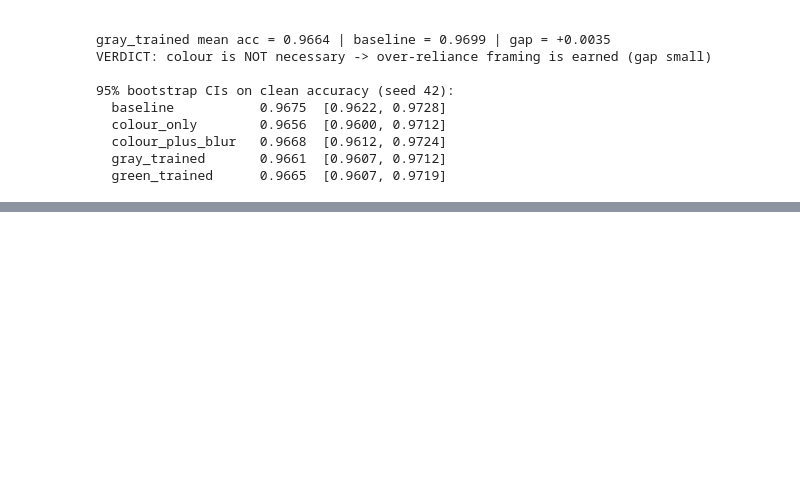
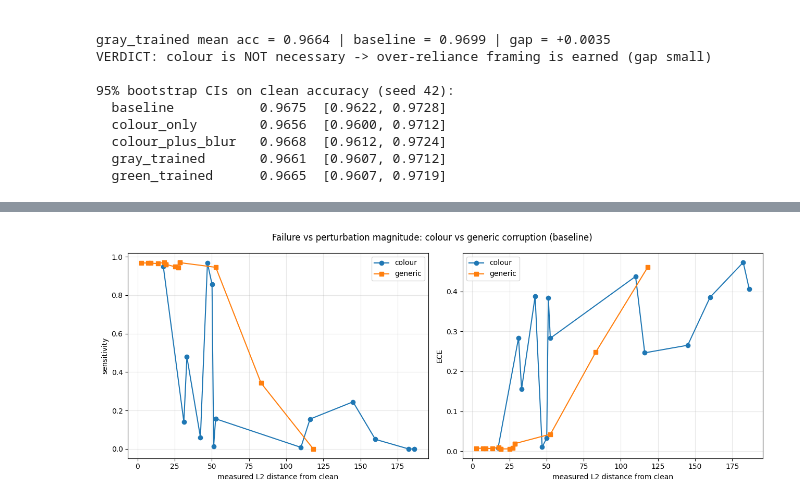
Before and after one commit to Ismail-Upal/research, a Jupyter notebook: ai-research.ipynb, the cells around one changed output, grey strips where cells are left out. Cells and saved outputs as stored; diff of their text form; code cells hidden in the pictures; blank space fills up the shorter version.

```diff
--- a/ai-research.ipynb
+++ b/ai-research.ipynb
@@ -740,0 +827,69 @@ VERDICT: colour is NOT necessary -> over-reliance framing is earned (gap small)
+# %%
+# ============ CELL C4b — measured severity on a common axis ============
+def mean_l2(samples, pil_interv=None, tensor_interv=None, n=300, seed=GLOBAL_SEED):
+    rng = random.Random(seed)
+    sub = rng.sample(samples, min(n, len(samples)))
+    rs = T.Resize((IMG_SIZE, IMG_SIZE)); tt = T.ToTensor()
+    ds = []
+    for s in sub:
+        img = rs(Image.open(s["path"]).convert("RGB"))
+        clean = tt(img)
+        im = pil_interv(img) if pil_interv is not None else img
+        t = tt(im)
+        if tensor_interv is not None:
+            t = tensor_interv(t.unsqueeze(0).to(DEVICE)).squeeze(0).cpu()
+        ds.append(torch.norm(clean - t).item())
+    return float(np.mean(ds)), float(np.std(ds))
+
+sev = {}
+for name, iv in PIL_INTERVENTIONS.items():    sev[name] = mean_l2(test_samples, pil_interv=iv)
+for name, iv in TENSOR_INTERVENTIONS.items(): sev[name] = mean_l2(test_samples, tensor_interv=iv)
+for name, iv in ABLATIONS.items():            sev[name] = mean_l2(test_samples, pil_interv=iv)
+for name, iv in blur_sev.items():             sev[name] = mean_l2(test_samples, pil_interv=iv)
+for name, iv in noise_sev.items():            sev[name] = mean_l2(test_samples, tensor_interv=iv)
+
+sev_df = pd.DataFrame([{"condition": k, "l2_mean": v[0], "l2_std": v[1],
+                        "family": ("generic" if ("blur" in k or "noise" in k) else "colour")}
+                       for k, v in sev.items()]).sort_values("l2_mean")
+sev_df.to_csv(os.path.join(WORK, "C4b_measured_severity.csv"), index=False)
+print(sev_df.round(2).to_string(index=False))
+
+perf = pd.concat([
+    master_df[master_df.variant == "baseline"][["architecture","seed","condition","sensitivity","specificity","ece"]],
+    abl_df[abl_df.variant == "baseline"][["architecture","seed","condition","sensitivity","specificity","ece"]],
+    sweep_df[["architecture","seed","condition","sensitivity","specificity","ece"]],
+], ignore_index=True)
+sev_perf = (perf.merge(sev_df, on="condition", how="inner")
+                .groupby(["architecture","condition","family","l2_mean"])
+                [["sensitivity","specificity","ece"]].agg(["mean","std"]).reset_index())
+sev_perf.columns = ["_".join(c).strip("_") for c in sev_perf.columns]
+sev_perf = sev_perf.sort_values("l2_mean")
+sev_perf.to_csv(os.path.join(WORK, "C4b_severity_vs_performance.csv"), index=False)
+print("\n=== sensitivity and ECE vs MEASURED perturbation magnitude ===")
+print(sev_perf.round(4).to_string(index=False))
+
+print("\n=== matched-or-harder generic control for each colour condition ===")
+gen = sev_perf[sev_perf.family == "generic"]
+for _, r in sev_perf[sev_perf.family == "colour"].iterrows():
+    harder = gen[gen.l2_mean >= r.l2_mean]
+    if len(harder) == 0:
+        print(f"  {r.condition:20s} L2={r.l2_mean:6.1f} sens={r.sensitivity_mean:.4f}  -> NO generic control this severe")
+        continue
+    w = harder.loc[harder.sensitivity_mean.idxmin()]
+    ratio = w.sensitivity_mean / max(r.sensitivity_mean, 1e-6)
+    print(f"  {r.condition:20s} L2={r.l2_mean:6.1f} sens={r.sensitivity_mean:.4f} | "
+          f"worst generic at L2>={r.l2_mean:.0f}: {w.condition} (L2={w.l2_mean:.1f}) "
+          f"sens={w.sensitivity_mean:.4f}  ratio={ratio:.1f}x")
+
+import matplotlib.pyplot as plt
+fig, ax = plt.subplots(1, 2, figsize=(13, 5))
+for fam, mk in [("colour", "o"), ("generic", "s")]:
+    d = sev_perf[sev_perf.family == fam].sort_values("l2_mean")
+    ax[0].plot(d.l2_mean, d.sensitivity_mean, mk + "-", label=fam)
+    ax[1].plot(d.l2_mean, d.ece_mean, mk + "-", label=fam)
+ax[0].set_xlabel("measured L2 distance from clean"); ax[0].set_ylabel("sensitivity")
+ax[1].set_xlabel("measured L2 distance from clean"); ax[1].set_ylabel("ECE")
+for a in ax: a.legend(); a.grid(alpha=0.3)
+plt.suptitle("Failure vs perturbation magnitude: colour vs generic corruption (baseline)")
+plt.tight_layout(); plt.savefig(os.path.join(WORK, "C4b_severity_curve.png"), dpi=150); plt.show()
+# %% [output]
@@ -740,0 +913 @@ VERDICT: colour is NOT necessary -> over-reliance framing is earned (gap small)
+[figure, added]
```
Also changed, not shown: parts of 3 cells of this notebook.
